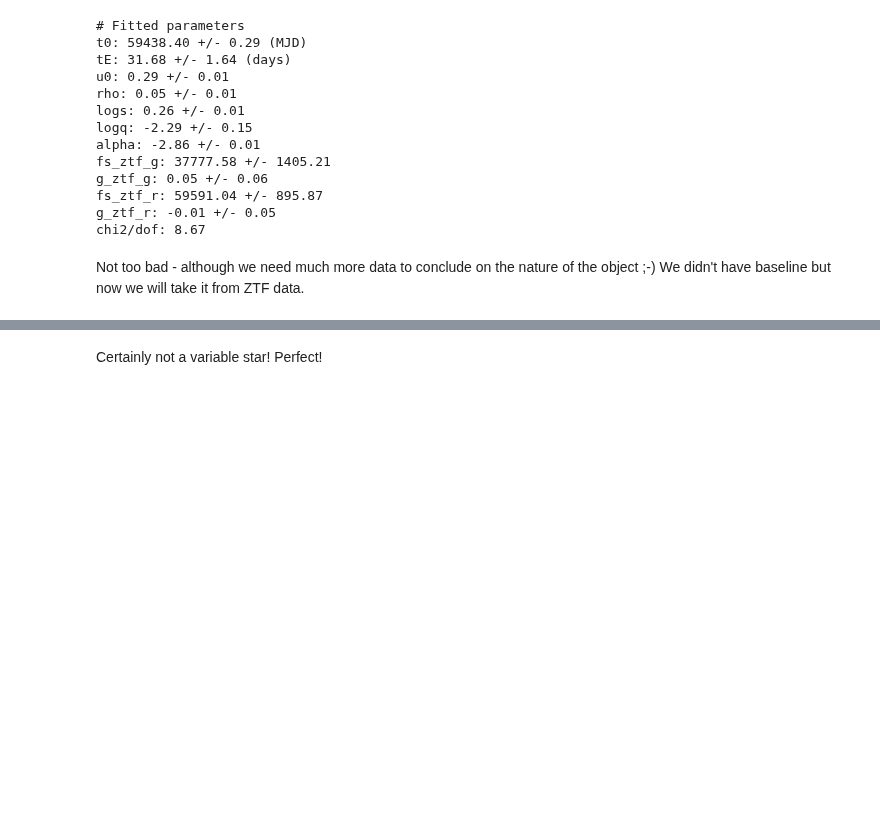
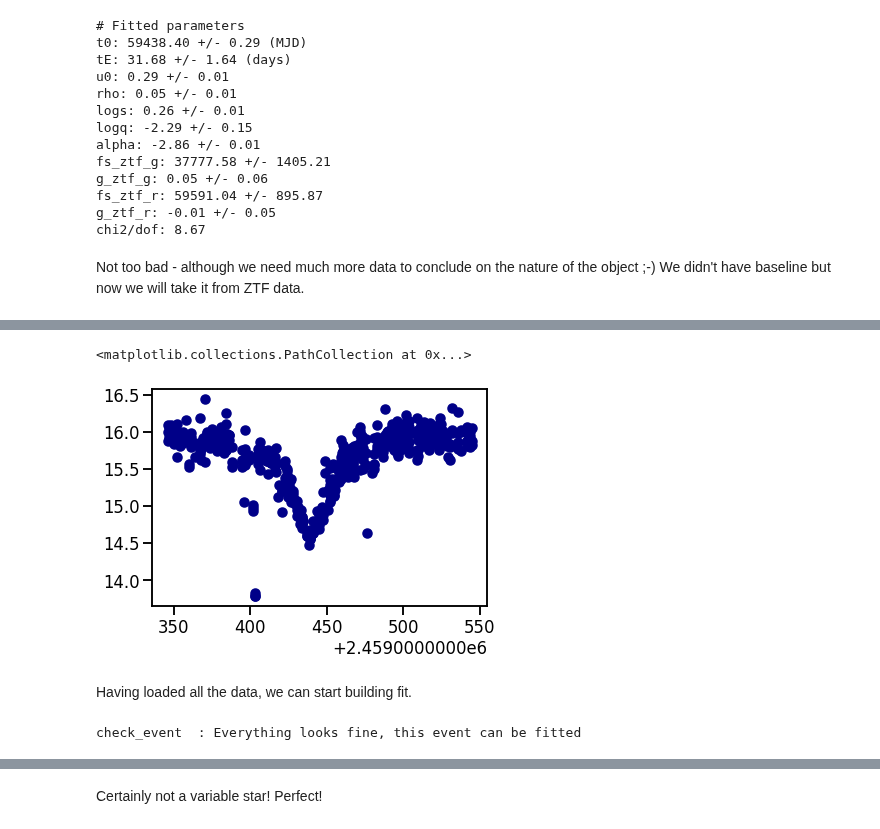
Before and after one commit to astrolabsoftware/fink-tutorials, a Jupyter notebook: galactic/ZTF18abktckv.ipynb, the cells around one changed output, grey strips where cells are left out. Cells and saved outputs as stored; diff of their text form; code cells hidden in the pictures; blank space fills up the shorter version.

```diff
--- a/galactic/ZTF18abktckv.ipynb
+++ b/galactic/ZTF18abktckv.ipynb
@@ -480,0 +691,56 @@ pdf_ZTF = np.loadtxt('./Data/ZTF18abktckv_g.dat',dtype=str)
+# %%
+# Gaia data (need to clean code like below)
+pdf_Gaia = np.loadtxt('./Data/Gaia.dat',dtype=str)
+mask = (pdf_Gaia[:,1]=='untrusted') |  (pdf_Gaia[:,1]=='null') # we will remove rows with untrusted or null mag
+pdf_Gaia = pdf_Gaia[~mask]
+pdf_Gaia = pdf_Gaia[:,[0,1]].astype(float)
+errors = [estimateGaiaError(i) for i in pdf_Gaia[:,1]] # we also calculate the error for each magnitude
+pdf_Gaia = np.c_[pdf_Gaia,errors]
+pdf_Gaia = pd.DataFrame(pdf_Gaia, columns = ['JD','mag','mag_err'])
+# We will cut the baseline a little, because we don't need as much
+pdf_Gaia = pdf_Gaia.drop(pdf_Gaia[pdf_Gaia["JD"] < 2.45900e6].index)
+
+# ASASNN data
+pdf_ASASSN = pd.read_csv('Data/ASASSN.dat', sep='\t', header=None)
+pdf_ASASSN.columns = ["JD", "mag", "mag_err"]
+# In this dataset there are some rows where we have value of 99.99. It's a placeholder for NaN, I suppose
+pdf_ASASSN = pdf_ASASSN.drop(pdf_ASASSN[(pdf_ASASSN["mag"] > 90) | (pdf_ASASSN["mag_err"] > 90)].index)
+# We will cut the baseline a little, because we don't need as much
+pdf_ASASSN = pdf_ASASSN.drop(pdf_ASASSN[pdf_ASASSN["JD"] < 2.45900e6].index)
+# %%
+#plt.scatter(pdf_ZTF_g["JD"], pdf_ZTF_g["mag"])
+#plt.scatter(pdf_ZTF_r["JD"], pdf_ZTF_r["mag"])
+plt.scatter(pdf_ASASSN["JD"], pdf_ASASSN["mag"])
+# %% [output]
+<matplotlib.collections.PathCollection at 0x...>
+[figure, added]
+# %% [markdown]
+Having loaded all the data, we can start building fit.
+# %%
+### pyLIMA magic
+
+# Firstly, we create an event
+mulens_event = event.Event()
+mulens_event.name = 'ZTF18abktckv'
+mulens_event.ra = 324.545078
+mulens_event.dec = 26.4664299
+
+#Secondly, we add telescopes
+telescope_ZTF_g = telescopes.Telescope(name='ZTF_g', camera_filter='g', light_curve_magnitude=pdf_ZTF_g.to_numpy())
+mulens_event.telescopes.append(telescope_ZTF_g)
+telescope_ZTF_r = telescopes.Telescope(name='ZTF_r', camera_filter='r', light_curve_magnitude=pdf_ZTF_r.to_numpy())
+mulens_event.telescopes.append(telescope_ZTF_r)
+telescope_ZTF_i = telescopes.Telescope(name='ZTF_i', camera_filter='i', light_curve_magnitude=pdf_ZTF_i.to_numpy())
+mulens_event.telescopes.append(telescope_ZTF_i)
+telescope_Gaia = telescopes.Telescope(name='Gaia', camera_filter='G', light_curve_magnitude=pdf_Gaia.to_numpy())
+mulens_event.telescopes.append(telescope_Gaia)
+#
+telescope_ASASSN = telescopes.Telescope(name='ASASSN', camera_filter='g', light_curve_magnitude=pdf_ASASSN.to_numpy())
+mulens_event.telescopes.append(telescope_ASASSN)
+
+mulens_event.find_survey('ZTF_g')
+
+# Sanity check
+mulens_event.check_event()
+# %% [output]
+check_event  : Everything looks fine, this event can be fitted
```
Also changed, not shown: parts of 18 cells of this notebook, 3 other files.
